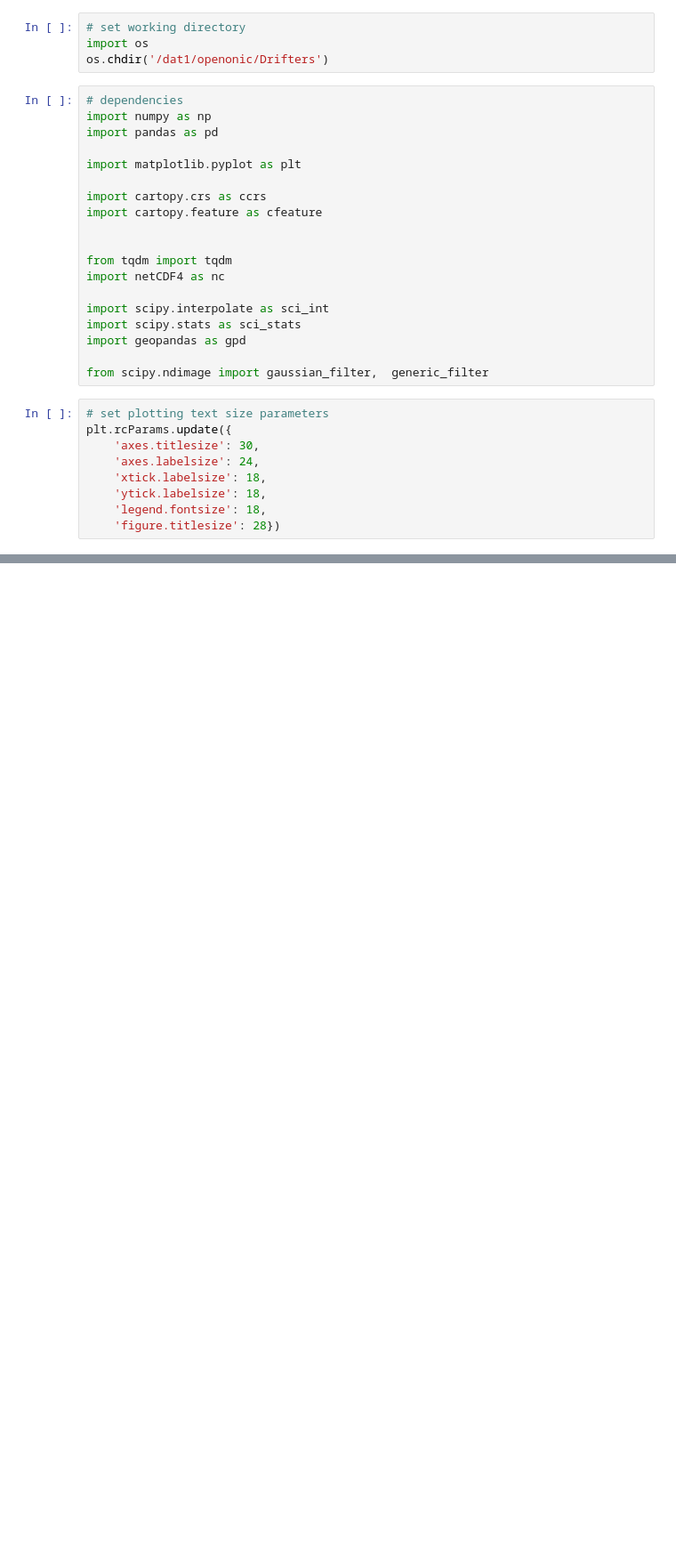
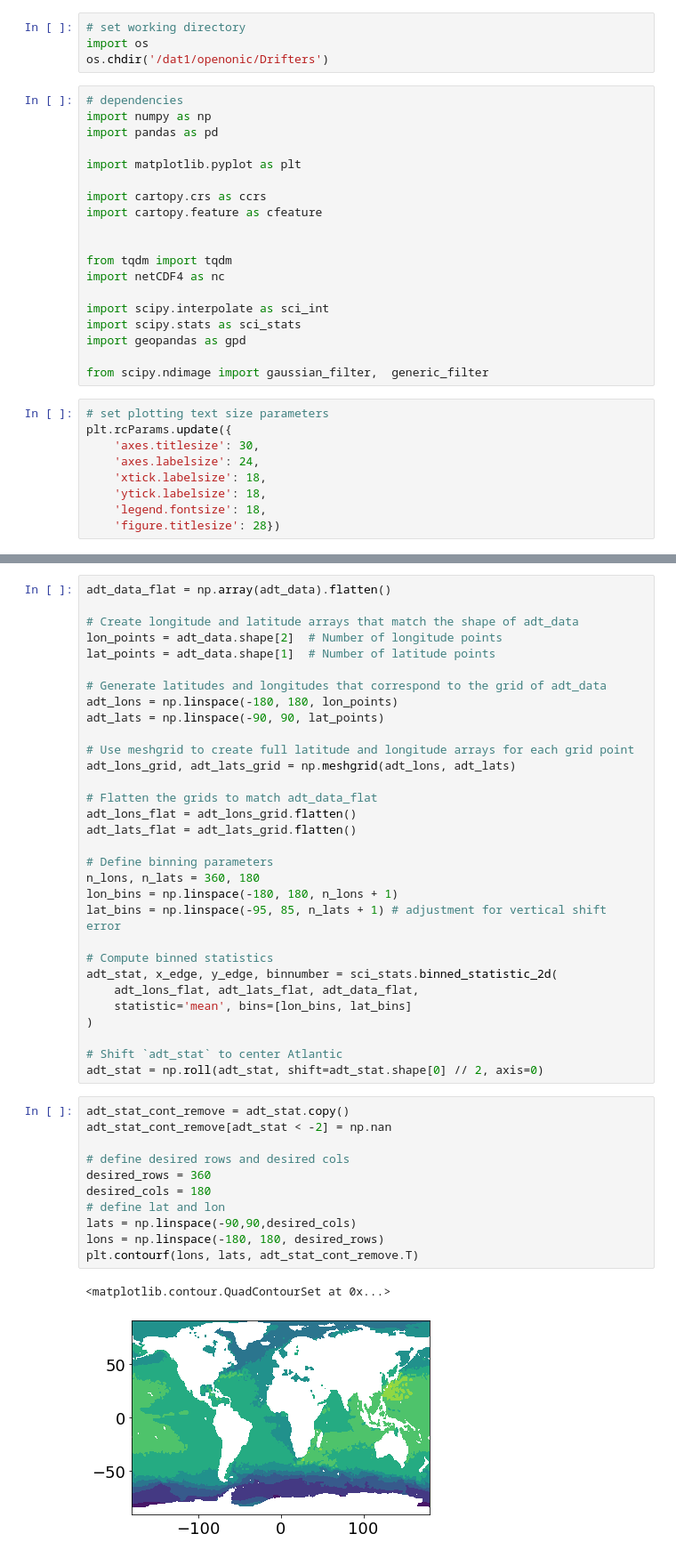
Before and after one commit to GHOpenonic/Global-ocean-beaching-pathways-of-surface-drifters, a Jupyter notebook: wind_connectivity/circulation_figure.ipynb, the cells around one changed output, grey strips where cells are left out. Shown at 89% size. Saved outputs shown, nothing was run; the diff lists cells and outputs as text; blank space fills up the shorter version.

```diff
--- a/wind_connectivity/circulation_figure.ipynb
+++ b/wind_connectivity/circulation_figure.ipynb
@@ -142 +58,46 @@ smoothed_v[0] = smoothed_v[[1, 719]].mean(axis=1)
+# %%
+adt_data_flat = np.array(adt_data).flatten()
+
+# Create longitude and latitude arrays that match the shape of adt_data
+lon_points = adt_data.shape[2]  # Number of longitude points
+lat_points = adt_data.shape[1]  # Number of latitude points
+
+# Generate latitudes and longitudes that correspond to the grid of adt_data
+adt_lons = np.linspace(-180, 180, lon_points)
+adt_lats = np.linspace(-90, 90, lat_points)
+
+# Use meshgrid to create full latitude and longitude arrays for each grid point
+adt_lons_grid, adt_lats_grid = np.meshgrid(adt_lons, adt_lats)
+
+# Flatten the grids to match adt_data_flat
+adt_lons_flat = adt_lons_grid.flatten()
+adt_lats_flat = adt_lats_grid.flatten()
+
+# Define binning parameters
+n_lons, n_lats = 360, 180
+lon_bins = np.linspace(-180, 180, n_lons + 1)
+lat_bins = np.linspace(-95, 85, n_lats + 1) # adjustment for vertical shift error
+
+# Compute binned statistics
+adt_stat, x_edge, y_edge, binnumber = sci_stats.binned_statistic_2d(
+    adt_lons_flat, adt_lats_flat, adt_data_flat,
+    statistic='mean', bins=[lon_bins, lat_bins]
+)
+
+# Shift `adt_stat` to center Atlantic
+adt_stat = np.roll(adt_stat, shift=adt_stat.shape[0] // 2, axis=0)
+# %%
+adt_stat_cont_remove = adt_stat.copy()
+adt_stat_cont_remove[adt_stat < -2] = np.nan
+
+# define desired rows and desired cols
+desired_rows = 360
+desired_cols = 180
+# define lat and lon
+lats = np.linspace(-90,90,desired_cols)
+lons = np.linspace(-180, 180, desired_rows)
+plt.contourf(lons, lats, adt_stat_cont_remove.T)
+# %% [output]
+<matplotlib.contour.QuadContourSet at 0x...>
+[figure, added]
 # %%
```
Also changed, not shown: parts of 18 cells of this notebook.
